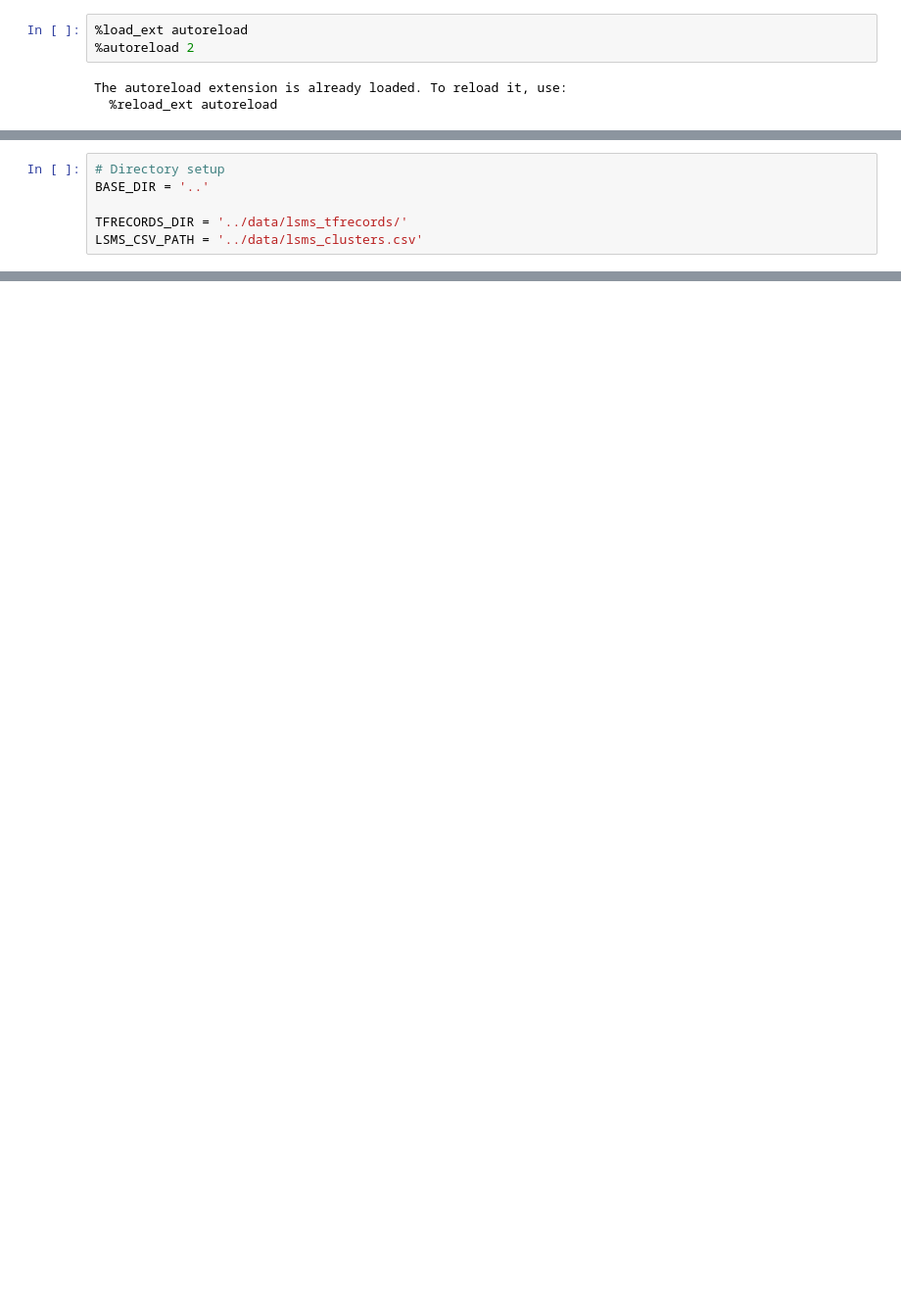
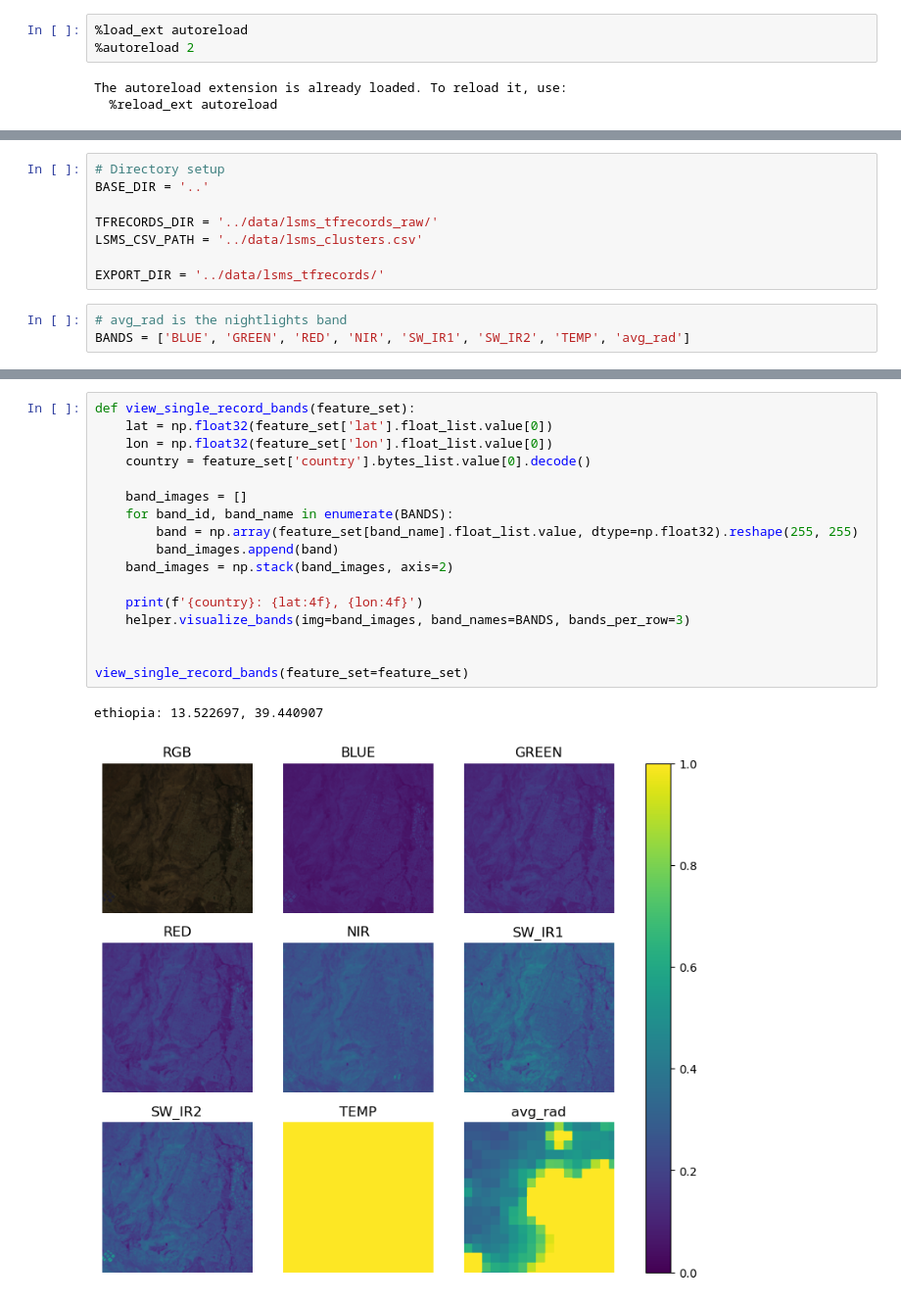
Before and after one commit to omshah2006/Predicting-Poverty-Ethiopia, a Jupyter notebook: preprocessing/process_lsms_tfrecords.ipynb, the cells around one changed output, grey strips where cells are left out. Shown: that part at 98% size. Drawn from its saved outputs; the diff is of its cells as text; blank space fills up the shorter version.

```diff
--- a/preprocessing/process_lsms_tfrecords.ipynb
+++ b/preprocessing/process_lsms_tfrecords.ipynb
@@ -13,7 +19,12 @@ import matplotlib.pyplot as plt
 # Directory setup
 BASE_DIR = '..'
 
-TFRECORDS_DIR = '../data/lsms_tfrecords/'
+TFRECORDS_DIR = '../data/lsms_tfrecords_raw/'
 LSMS_CSV_PATH = '../data/lsms_clusters.csv'
+
+EXPORT_DIR = '../data/lsms_tfrecords/'
+# %%
+# avg_rad is the nightlights band
+BANDS = ['BLUE', 'GREEN', 'RED', 'NIR', 'SW_IR1', 'SW_IR2', 'TEMP', 'avg_rad']
 # %%
 df_lsms = pd.read_csv(LSMS_CSV_PATH)
@@ -41,0 +68,20 @@ Create dataset using satellite imagery and consumption data
+# %%
+def view_single_record_bands(feature_set):
+    lat = np.float32(feature_set['lat'].float_list.value[0])
+    lon = np.float32(feature_set['lon'].float_list.value[0])
+    country = feature_set['country'].bytes_list.value[0].decode()
+
+    band_images = []
+    for band_id, band_name in enumerate(BANDS):
+        band = np.array(feature_set[band_name].float_list.value, dtype=np.float32).reshape(255, 255)
+        band_images.append(band)
+    band_images = np.stack(band_images, axis=2)
+
+    print(f'{country}: {lat:4f}, {lon:4f}')
+    helper.visualize_bands(img=band_images, band_names=BANDS, bands_per_row=3)
+
+
+view_single_record_bands(feature_set=feature_set)
+# %% [output]
+ethiopia: 13.522697, 39.440907
+[figure, added]
```
Also changed, not shown: parts of 5 cells of this notebook, 11 other files.
